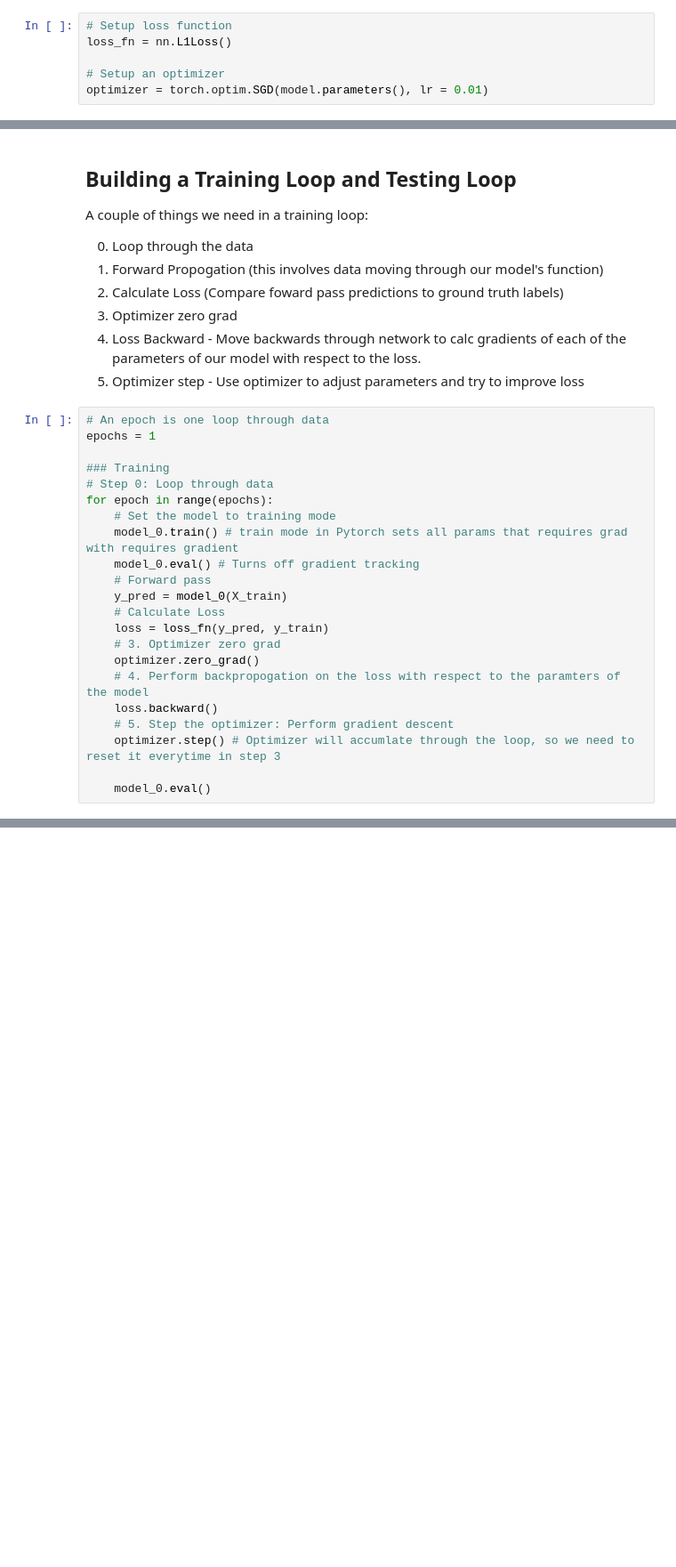
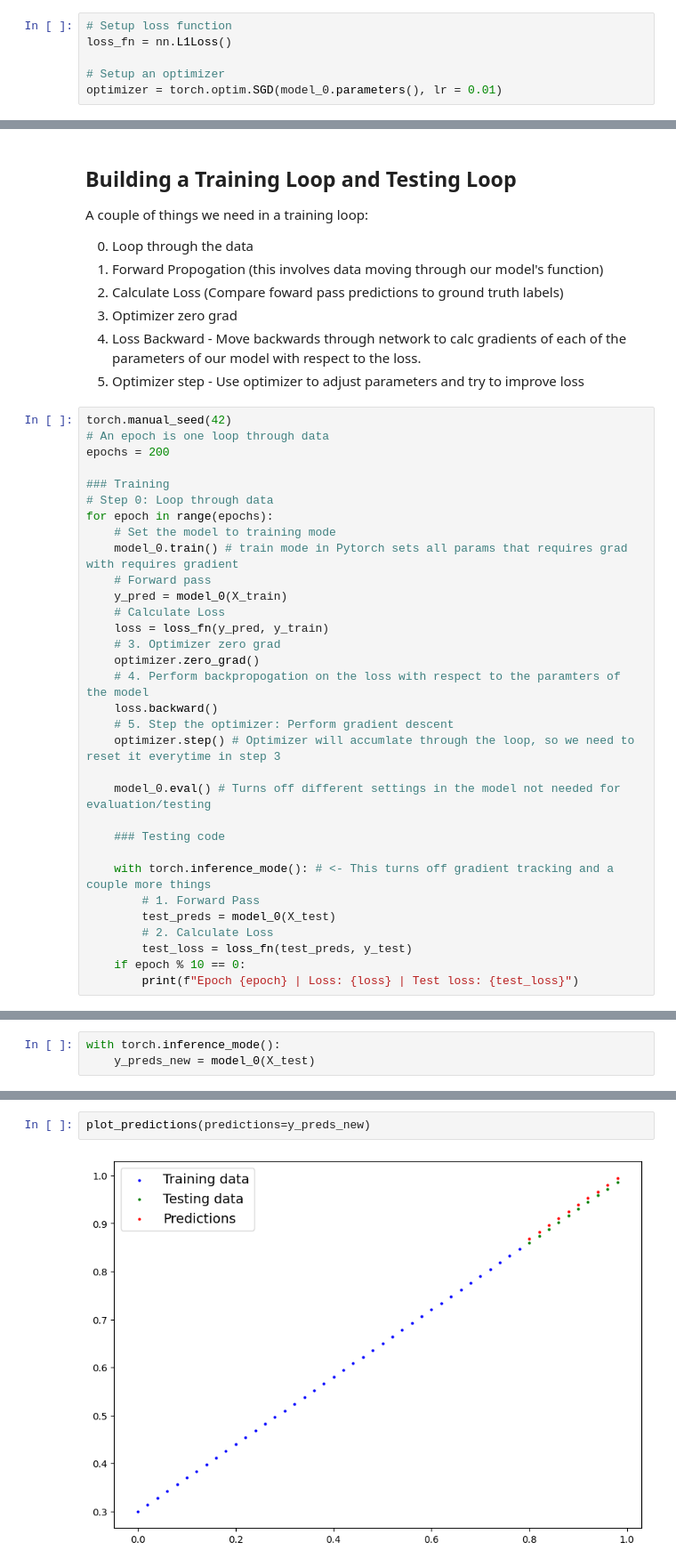
Before and after one commit to Sandeep20013/AI-Learning-Tracking, a Jupyter notebook: AI/Pytorch/01. Pytorch Workflow.ipynb, the cells around one changed output, grey strips where cells are left out. Shown at 89% size. Drawn from its saved outputs; the diff is of its cells as text; blank space fills up the shorter version.

```diff
--- a/AI/Pytorch/01. Pytorch Workflow.ipynb
+++ b/AI/Pytorch/01. Pytorch Workflow.ipynb
@@ -206,4 +206,4 @@ For optimizer we need to pass **parameters** of model
 loss_fn = nn.L1Loss()
 
 # Setup an optimizer
-optimizer = torch.optim.SGD(model.parameters(), lr = 0.01)
+optimizer = torch.optim.SGD(model_0.parameters(), lr = 0.01)
@@ -223,15 +223,15 @@ A couple of things we need in a training loop:
 4. Loss Backward - Move backwards through network to calc gradients of each of the parameters of our model with respect to the loss.
 5. Optimizer step - Use optimizer to adjust parameters and try to improve loss
 # %%
+torch.manual_seed(42)
 # An epoch is one loop through data
-epochs = 1
+epochs = 200
 
 ### Training
 # Step 0: Loop through data
 for epoch in range(epochs):
     # Set the model to training mode
     model_0.train() # train mode in Pytorch sets all params that requires grad with requires gradient
-    model_0.eval() # Turns off gradient tracking
     # Forward pass
     y_pred = model_0(X_train)
     # Calculate Loss
@@ -243,4 +243,14 @@ for epoch in range(epochs):
     # 5. Step the optimizer: Perform gradient descent
     optimizer.step() # Optimizer will accumlate through the loop, so we need to reset it everytime in step 3
 
-    model_0.eval()
+    model_0.eval() # Turns off different settings in the model not needed for evaluation/testing
+
+    ### Testing code
+
+    with torch.inference_mode(): # <- This turns off gradient tracking and a couple more things
+        # 1. Forward Pass
+        test_preds = model_0(X_test)
+        # 2. Calculate Loss
+        test_loss = loss_fn(test_preds, y_test)
+    if epoch % 10 == 0:
+        print(f"Epoch {epoch} | Loss: {loss} | Test loss: {test_loss}")
@@ -246,0 +282,3 @@ for epoch in range(epochs):
+# %%
+with torch.inference_mode():
+    y_preds_new = model_0(X_test)
@@ -246,0 +289,4 @@ for epoch in range(epochs):
+# %%
+plot_predictions(predictions=y_preds_new)
+# %% [output]
+[figure, added]
```
Also changed, not shown: parts of 27 cells of this notebook.
